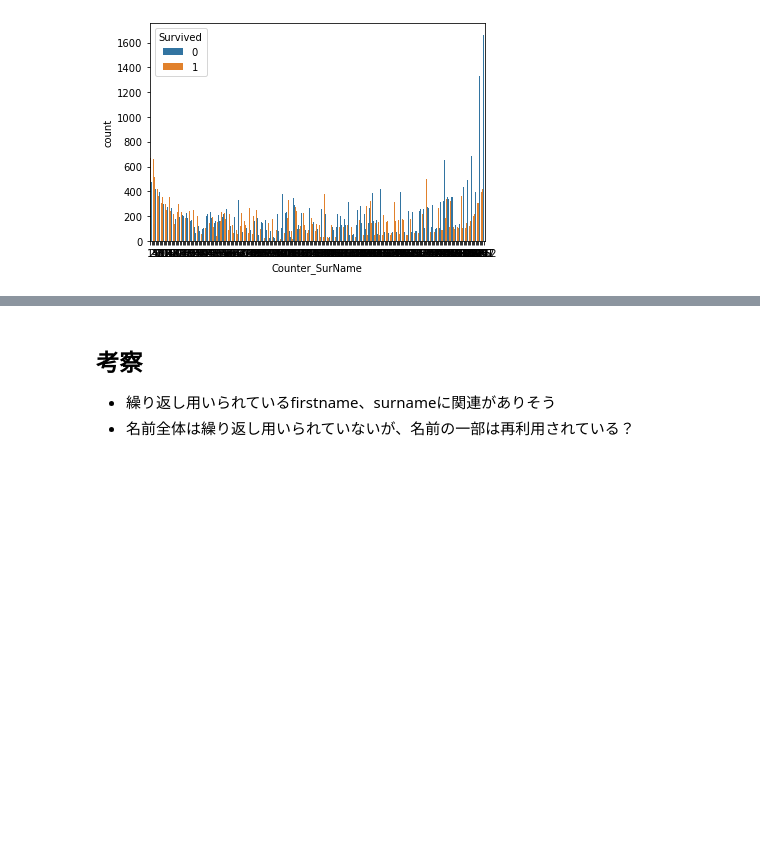
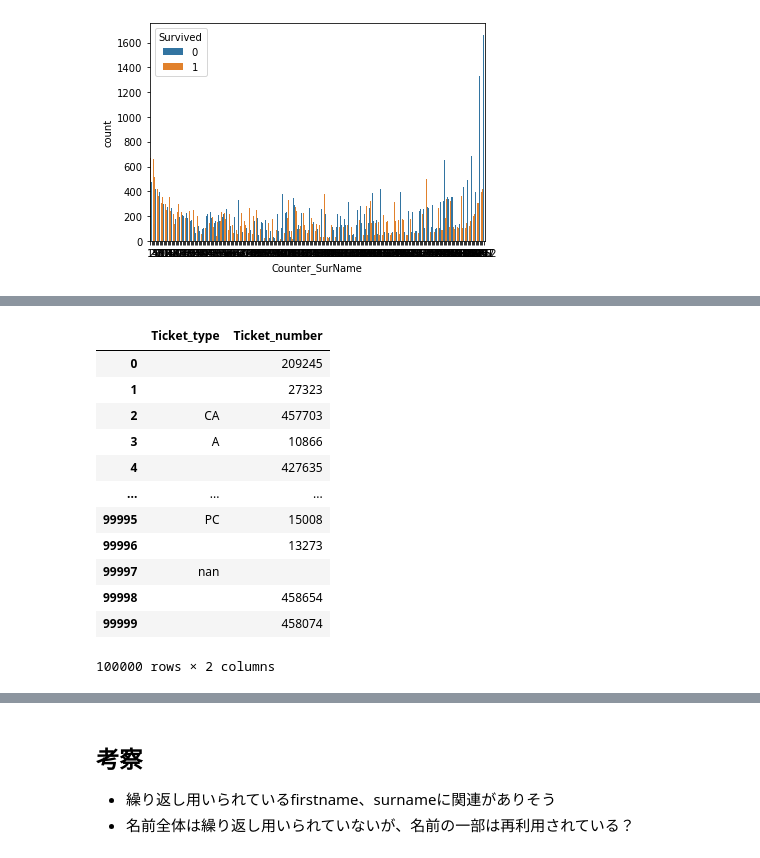
Before and after one commit to kitakou0313/titanic, a Jupyter notebook: tabular/eda.ipynb, the cells around one changed output, grey strips where cells are left out. Saved outputs shown, nothing was run; the diff lists cells and outputs as text; code cells hidden in the pictures; blank space fills up the shorter version.

```diff
--- a/tabular/eda.ipynb
+++ b/tabular/eda.ipynb
@@ -194,0 +200,19 @@ Name: Cabin, Length: 100000, dtype: object
+# %%
+train["Ticket_type"] = train["Ticket"].map(lambda x: convertTextToStrAndNumeric(x)[0])
+train["Ticket_number"] = train["Ticket"].map(lambda x: convertTextToStrAndNumeric(x)[1])
+
+train[["Ticket_type", "Ticket_number"]]
+# %% [output]
+|  | Ticket_type | Ticket_number |
+| 0 |  | 209245 |
+| 1 |  | 27323 |
+| 2 | CA | 457703 |
+| 3 | A | 10866 |
+| 4 |  | 427635 |
+| ... | ... | ... |
+| 99995 | PC | 15008 |
+| 99996 |  | 13273 |
+| 99997 | nan |  |
+| 99998 |  | 458654 |
+| 99999 |  | 458074 |
+100000 rows × 2 columns
```
Also changed, not shown: parts of 9 cells of this notebook.
